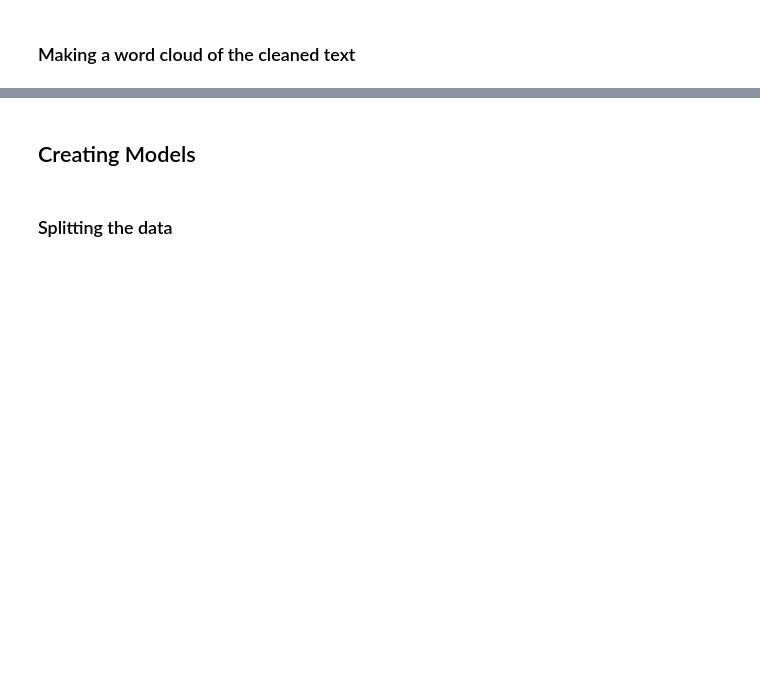
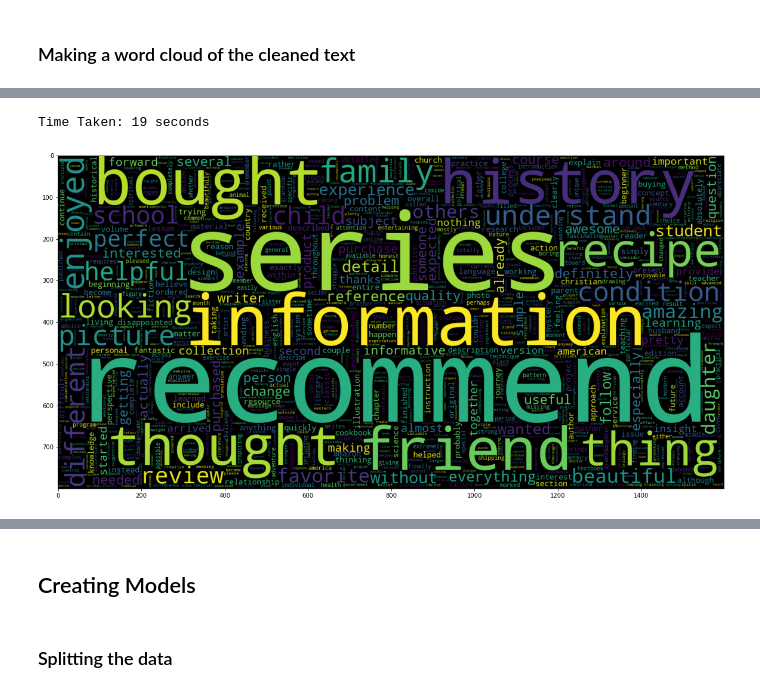
Before and after one commit to Kelvin-Arellano/Web_scrap_API, a Jupyter notebook: Modeling.ipynb, the cells around one changed output, grey strips where cells are left out. Saved outputs shown, nothing was run; the diff lists cells and outputs as text; code cells hidden in the pictures; blank space fills up the shorter version.

```diff
--- a/Modeling.ipynb
+++ b/Modeling.ipynb
@@ -87,6 +89,8 @@ ax.set_xticklabels(['Negative','Positive'], rotation=0)
 ### Seperating the columns into list
 # %%
 text, status = list(joined['review_body']), list(joined['Status'])
+text_neg,status_neg = list(neg_reviews_df['review_body']),list(neg_reviews_df['Status'])
+text_pos,status_pos = list(pos_reviews_df['review_body']),list(pos_reviews_df['Status'])
 # %% [markdown]
 ## Data Cleaning
 # %% [markdown]
@@ -128,6 +160,8 @@ def process_words(text):
 # %%
 t = time.time()
 processedtext = process_words(text)
+neg_processed_text = process_words(text_neg)
+pos_processed_text = process_words(text_pos)
 print(f'Text Preprocessing complete.')
 print(f'Time Taken: {round(time.time()-t)} seconds')
 # %% [output]
@@ -145,0 +182,10 @@ plt.imshow(wc)
+# %%
+t = time.time()
+plt.figure(figsize = (20,20))
+wc = WordCloud(max_words = 1000 , width = 1600 , height = 800,
+               collocations=False).generate(" ".join(neg_processed_text))
+plt.imshow(wc)
+print(f'Time Taken: {round(time.time()-t)} seconds')
+# %% [output]
+Time Taken: 19 seconds
+[figure, added]
```
Also changed, not shown: parts of 13 cells of this notebook, 4 other files.
